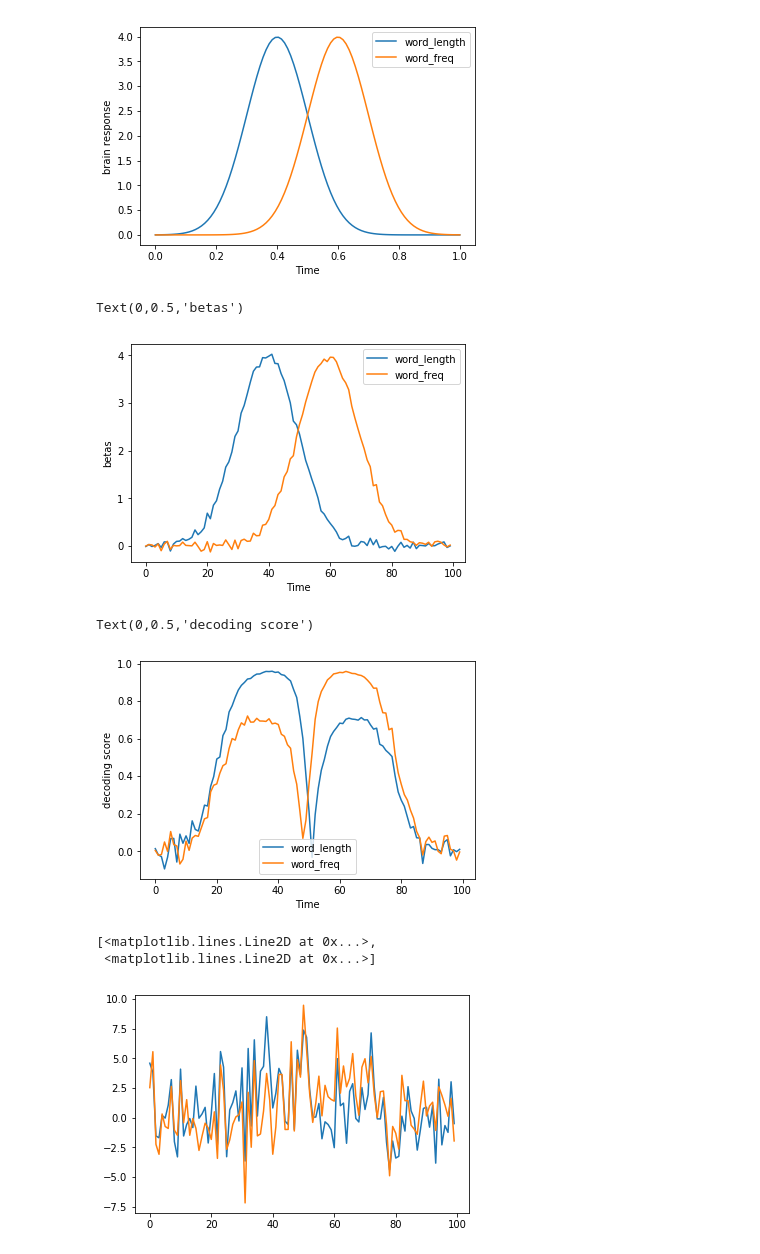
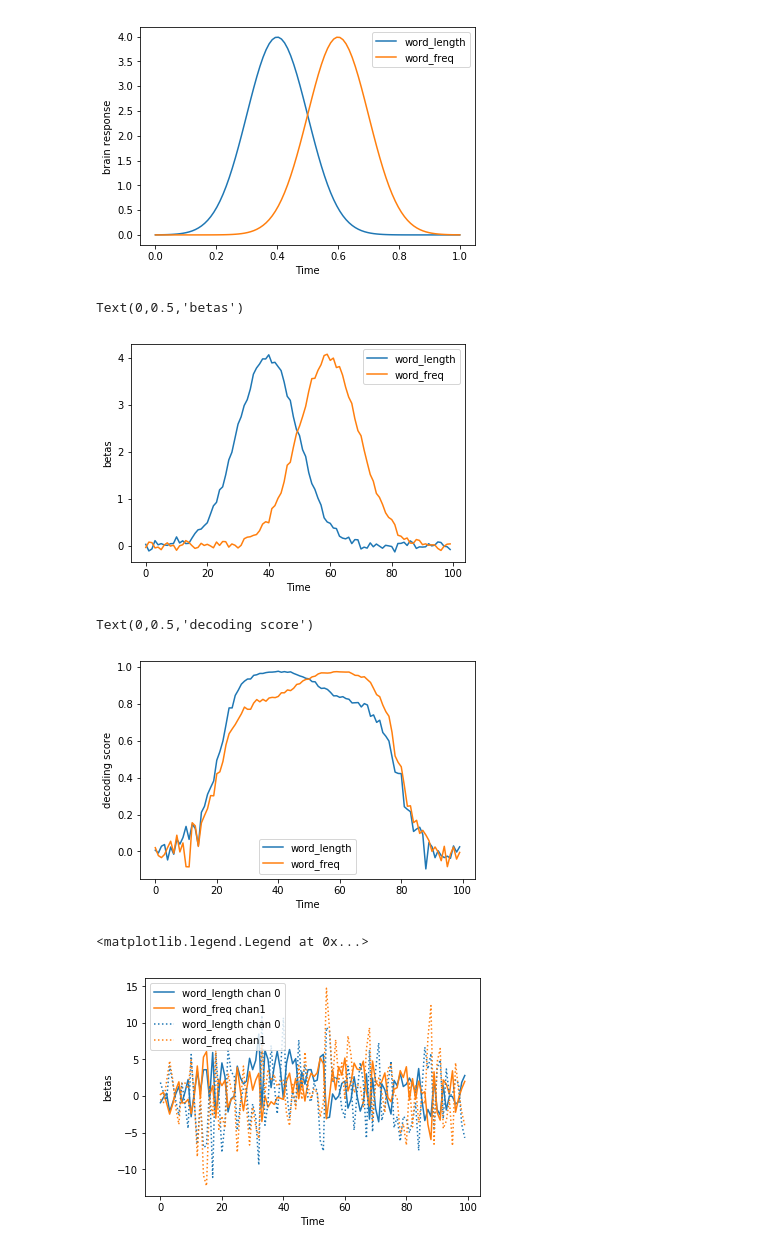
Before and after one commit to kingjr/b2b, a Jupyter notebook: code/pedogagical_example.ipynb, the cells around one changed output. Saved outputs shown, nothing was run; the diff lists cells and outputs as text; code cells hidden in the pictures.

```diff
--- a/code/pedogagical_example.ipynb
+++ b/code/pedogagical_example.ipynb
@@ -28,7 +28,7 @@ plt.legend()
 # Simulate 1000 brain responses to distinct words
 Z = np.c_[word_length, word_freq].T  # typical dynamics of effects
 n = 1000  # number of words
-Cx = np.array([[1, -.8], [-.8, 1.]])  # feature covariance
+Cx = np.array([[1, .8], [.8, 1.]])  # feature covariance
 X = np.random.multivariate_normal(np.zeros(2), Cx, n)  # word features
 Y = X @ Z  # brain response
 Y += np.random.randn(*Y.shape)  # add noise
@@ -45,7 +45,7 @@ plt.xlabel('Time')
 plt.ylabel('betas')
 # %% [output]
 Text(0,0.5,'betas')
-[figure, old version]
+[figure, new version]
 # %%
 # Conversely, decoding analyses consist in predicting the features X from
 # brain activity Y.
@@ -69,13 +69,10 @@ plt.xlabel('Time')
 plt.ylabel('decoding score')
 # %% [output]
 Text(0,0.5,'decoding score')
-[figure, old version]
+[figure, new version]
 # %%
 # So why using decoding? Because we make multiple simultaneous measurements
 # of noisy sources
-n = 1000
-Cx = np.array([[1, -.8], [-.8, 1.]])
-X = np.random.multivariate_normal(np.zeros(2), Cx, n)
 F = np.array([[1., .5], [-.5, 1.]])  # forward: from source to sensor
 Y = np.zeros((n, 2, n_times))
 for t, (length, freq) in enumerate(zip(word_length, word_freq)):
@@ -90,18 +87,25 @@ Y += np.random.randn(*Y.shape)  # add sensor noise
 # %%
 # In such condition, encoding can be dramatically bad
 ols = LinearRegression()
 nx = 2
 ny = 2
 betas = np.zeros((nx, ny, n_times))
 for c in range(ny):
     for t in range(n_times):
         betas[:, c, t] = ols.fit(X, Y[:, c, t]).coef_
+plt.legend(['word_length', 'word_freq'])
 
-plt.plot(betas[:, 0].T)
+for c in range(2):
+    for beta, label in enumerate(['word_length chan %i', 'word_freq chan%i']):
+        plt.plot(betas[beta, c].T,
+                 linestyle='-:'[c],
+                 color='C%i' % beta, label=label % beta)
+plt.xlabel('Time')
+plt.ylabel('betas')
+plt.legend()
 # %% [output]
-[<matplotlib.lines.Line2D at 0x...>,
- <matplotlib.lines.Line2D at 0x...>]
+<matplotlib.legend.Legend at 0x...>
-[figure, old version]
+[figure, new version]
 # %%
 # whereas decoding clearly show that a lot of signal remain detectable
 train, test = range(n//2), range(n//2, n)
```
Also changed, not shown: parts of 4 cells of this notebook.
